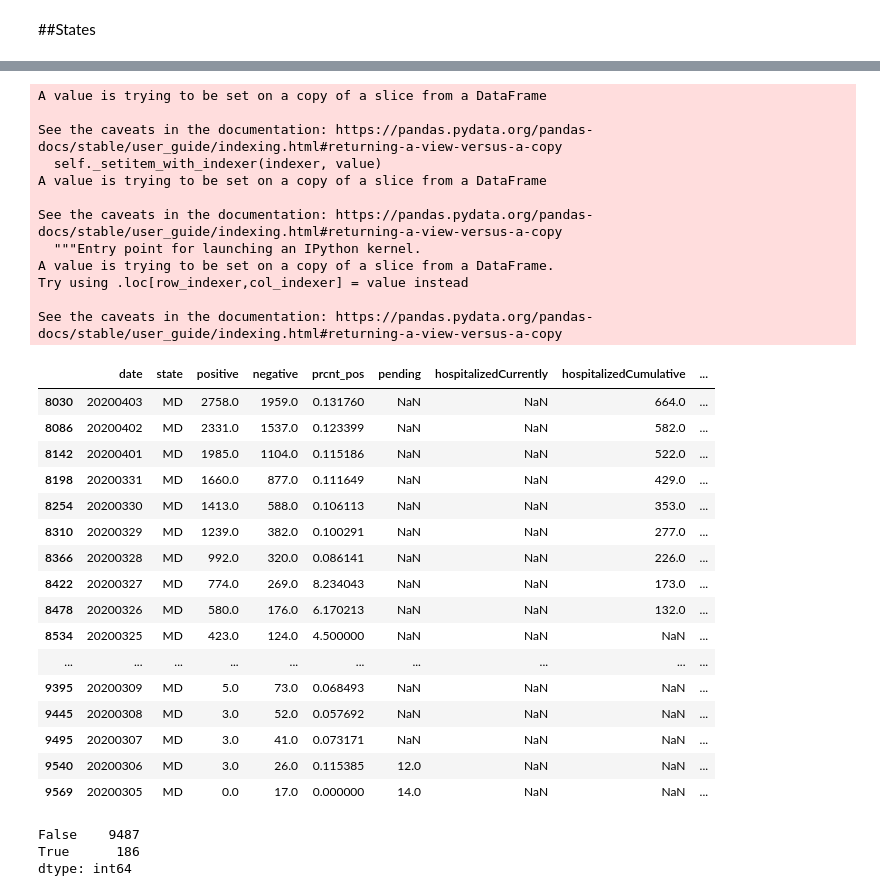
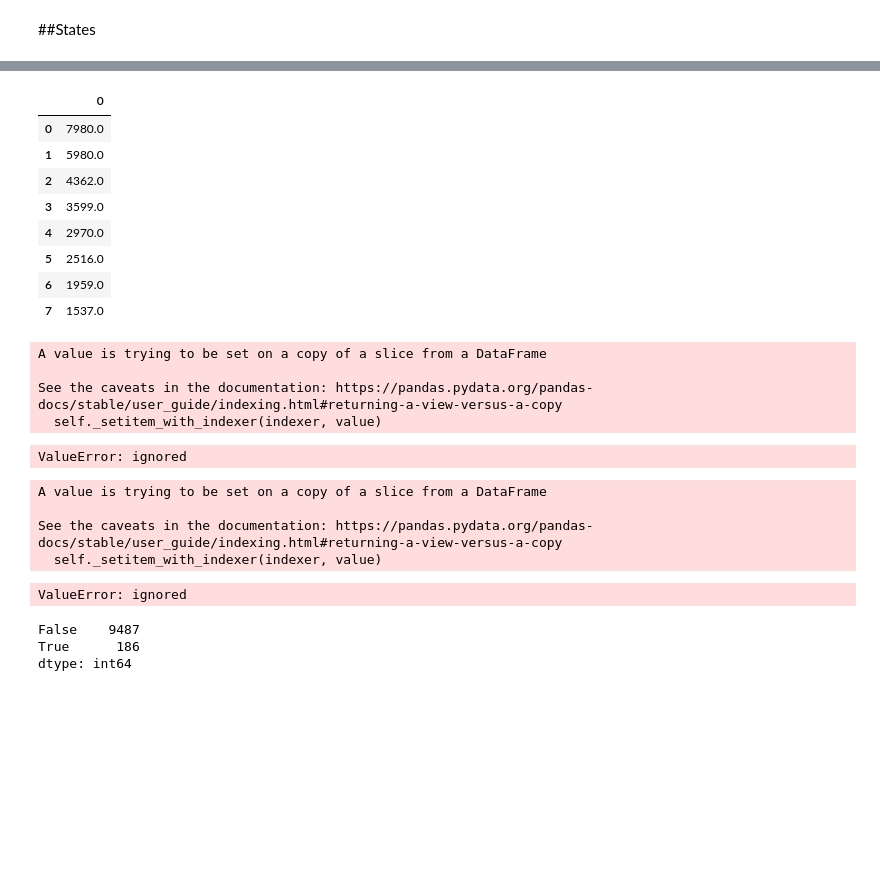
Before and after one commit to JoshuaHaga/Covid_19_sprint_1_buildwk, a Jupyter notebook: Covid_19_analysis.ipynb, the cells around one changed output, grey strips where cells are left out. Drawn from its saved outputs; the diff is of its cells as text; code cells hidden in the pictures; blank space fills up the shorter version.

```diff
--- a/Covid_19_analysis.ipynb
+++ b/Covid_19_analysis.ipynb
@@ -436,37 +464,29 @@ def datareplace(dataframe):
   for cell in dataframe['positive']:
     data_list.append(cell*10.31,)
   return data_list
+# %%
+test = pd.DataFrame(datareplace(fix2))
+test = test.apply(np.ceil)
+test
+# %% [output]
+|  | 0 |
+| 0 | 7980.0 |
+| 1 | 5980.0 |
+| 2 | 4362.0 |
+| 3 | 3599.0 |
+| 4 | 2970.0 |
+| 5 | 2516.0 |
+| 6 | 1959.0 |
+| 7 | 1537.0 |
 # %%
-md['negative'].iloc[125:160] = datareplace(fix)
+update_fix = len(md['negative']) - 1
+update_fix2 = update_fix - len(fix2)
+md['negative'].iloc[update_fix2:update_fix] = datareplace(fix2)
 md['negative'] = md['negative'].apply(np.ceil)
-md.tail(30)
+md.tail(40)
 # %% [output]
 A value is trying to be set on a copy of a slice from a DataFrame
 
 See the caveats in the documentation: https://pandas.pydata.org/pandas-docs/stable/user_guide/indexing.html#returning-a-view-versus-a-copy
   self._setitem_with_indexer(indexer, value)
-A value is trying to be set on a copy of a slice from a DataFrame
-
-See the caveats in the documentation: https://pandas.pydata.org/pandas-docs/stable/user_guide/indexing.html#returning-a-view-versus-a-copy
-  """Entry point for launching an IPython kernel.
-A value is trying to be set on a copy of a slice from a DataFrame.
-Try using .loc[row_indexer,col_indexer] = value instead
-
-See the caveats in the documentation: https://pandas.pydata.org/pandas-docs/stable/user_guide/indexing.html#returning-a-view-versus-a-copy
-|  | date | state | positive | negative | prcnt_pos | pending | hospitalizedCurrently | hospitalizedCumulative | ... |
-| 8030 | 20200403 | MD | 2758.0 | 1959.0 | 0.131760 | NaN | NaN | 664.0 | ... |
-| 8086 | 20200402 | MD | 2331.0 | 1537.0 | 0.123399 | NaN | NaN | 582.0 | ... |
-| 8142 | 20200401 | MD | 1985.0 | 1104.0 | 0.115186 | NaN | NaN | 522.0 | ... |
-| 8198 | 20200331 | MD | 1660.0 | 877.0 | 0.111649 | NaN | NaN | 429.0 | ... |
-| 8254 | 20200330 | MD | 1413.0 | 588.0 | 0.106113 | NaN | NaN | 353.0 | ... |
-| 8310 | 20200329 | MD | 1239.0 | 382.0 | 0.100291 | NaN | NaN | 277.0 | ... |
-| 8366 | 20200328 | MD | 992.0 | 320.0 | 0.086141 | NaN | NaN | 226.0 | ... |
-| 8422 | 20200327 | MD | 774.0 | 269.0 | 8.234043 | NaN | NaN | 173.0 | ... |
-| 8478 | 20200326 | MD | 580.0 | 176.0 | 6.170213 | NaN | NaN | 132.0 | ... |
-| 8534 | 20200325 | MD | 423.0 | 124.0 | 4.500000 | NaN | NaN | NaN | ... |
-| ... | ... | ... | ... | ... | ... | ... | ... | ... | ... |
-| 9395 | 20200309 | MD | 5.0 | 73.0 | 0.068493 | NaN | NaN | NaN | ... |
-| 9445 | 20200308 | MD | 3.0 | 52.0 | 0.057692 | NaN | NaN | NaN | ... |
-| 9495 | 20200307 | MD | 3.0 | 41.0 | 0.073171 | NaN | NaN | NaN | ... |
-| 9540 | 20200306 | MD | 3.0 | 26.0 | 0.115385 | 12.0 | NaN | NaN | ... |
-| 9569 | 20200305 | MD | 0.0 | 17.0 | 0.000000 | 14.0 | NaN | NaN | ... |
+ValueError: ignored
@@ -473,3 +506,12 @@ See the caveats in the documentation: https://pandas.pydata.org/pandas-docs/stab
+# %%
+lets_see = source_fix(states, 'MD')
+lets_see.tail(20) ###<--- it works!!!
+# %% [output]
+A value is trying to be set on a copy of a slice from a DataFrame
+
+See the caveats in the documentation: https://pandas.pydata.org/pandas-docs/stable/user_guide/indexing.html#returning-a-view-versus-a-copy
+  self._setitem_with_indexer(indexer, value)
+ValueError: ignored
 # %%
 #Functoin to create percent of positive cases
 def pos_to_neg(dataframe):
```
Also changed, not shown: parts of 14 cells of this notebook.
